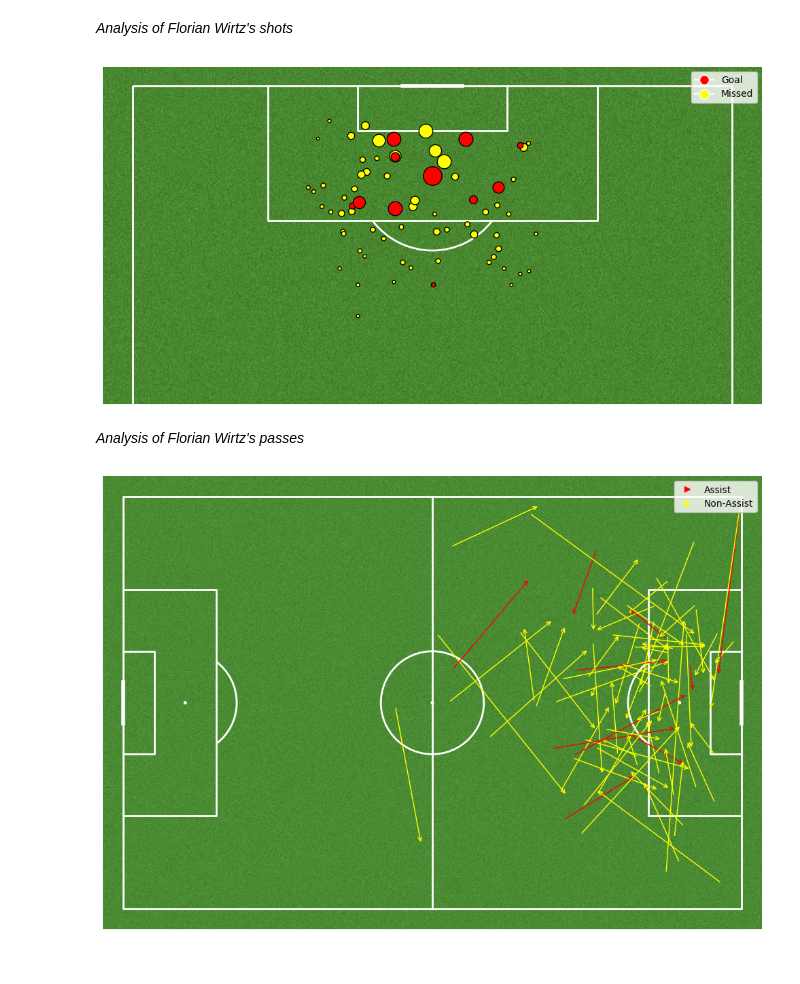
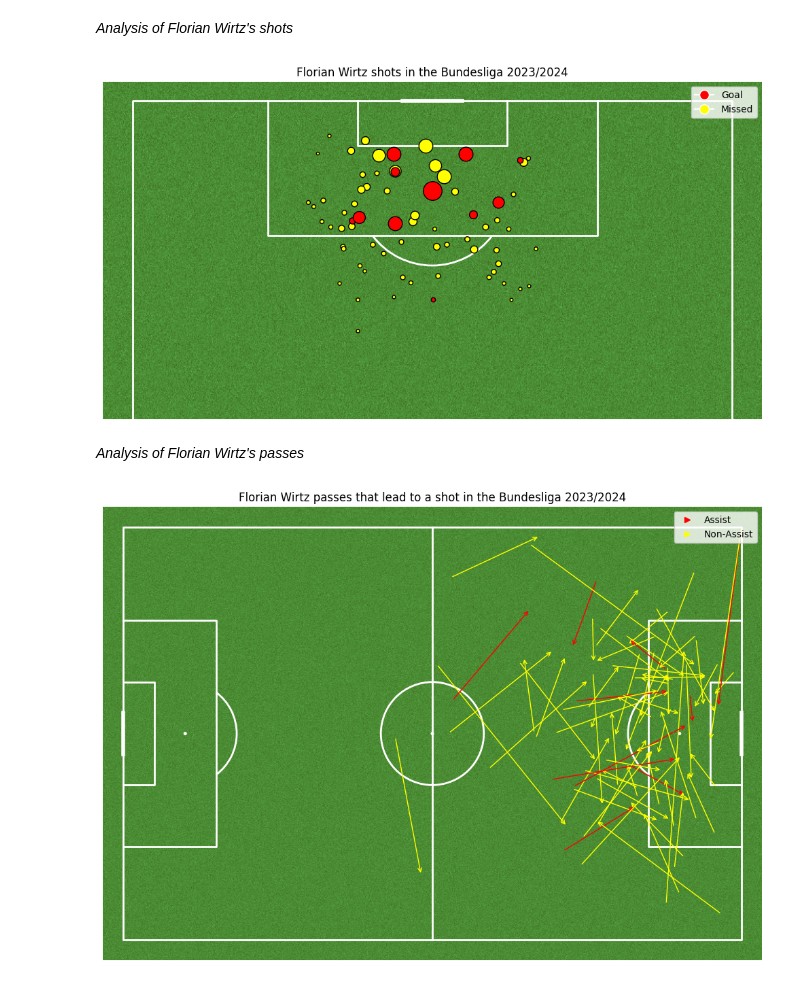
Before and after one commit to QuentinFournel/florian_wirtz_analysis, a Jupyter notebook: bayer_leverkusen_data.ipynb, the cells around one changed output. Saved outputs shown, nothing was run; the diff lists cells and outputs as text; code cells hidden in the pictures.

```diff
--- a/bayer_leverkusen_data.ipynb
+++ b/bayer_leverkusen_data.ipynb
@@ -23,26 +23,27 @@ for i in range (len(bayer_leverkusen_matches)):
 # %%
 pitch = VerticalPitch(pitch_type='statsbomb', pitch_color='grass', line_color='white', stripe=False)
 fig, ax = pitch.draw(figsize=(10, 10))
 
 ax.set_ylim(77.5, 122.5)
 
 for i in range(len(wirtz_shots)):
     x = wirtz_shots.iloc[i]['location'][0]
     y = wirtz_shots.iloc[i]['location'][1]
     if wirtz_shots.iloc[i]['shot']['outcome']['name'] == 'Goal':
         pitch.scatter(x, y, ax=ax, color='red', edgecolors='black', zorder=2, s=wirtz_shots.iloc[i]['shot']['statsbomb_xg']*500)
     else:
         pitch.scatter(x, y, ax=ax, color='yellow', edgecolors='black', zorder=1, s=wirtz_shots.iloc[i]['shot']['statsbomb_xg']*500)
 
 legend_elements = [
     plt.Line2D([0], [0], marker='o', color='w', markerfacecolor='red', markersize=10, label='Goal'),
     plt.Line2D([0], [0], marker='o', color='w', markerfacecolor='yellow', markersize=10, label='Missed')
 ]
 plt.legend(handles=legend_elements, loc='upper right')
 
+plt.title('Florian Wirtz shots in the Bundesliga 2023/2024')
 plt.show()
 # %% [output]
-[figure, old version]
+[figure, new version]
 # %% [markdown]
 *Analysis of Florian Wirtz's passes*
 # %%
@@ -75,6 +76,8 @@ for i in range(len(wirtz_passes)):
 red_arrow = Line2D([0], [0], linestyle='none', marker='>', color='red', label='Assist')
 yellow_arrow = Line2D([0], [0], linestyle='none', marker='>', color='yellow', label='Non-Assist')
 plt.legend(handles=[red_arrow, yellow_arrow])
+
+plt.title('Florian Wirtz passes that lead to a shot in the Bundesliga 2023/2024')
 plt.show()
 # %% [output]
-[figure, old version]
+[figure, new version]
```
